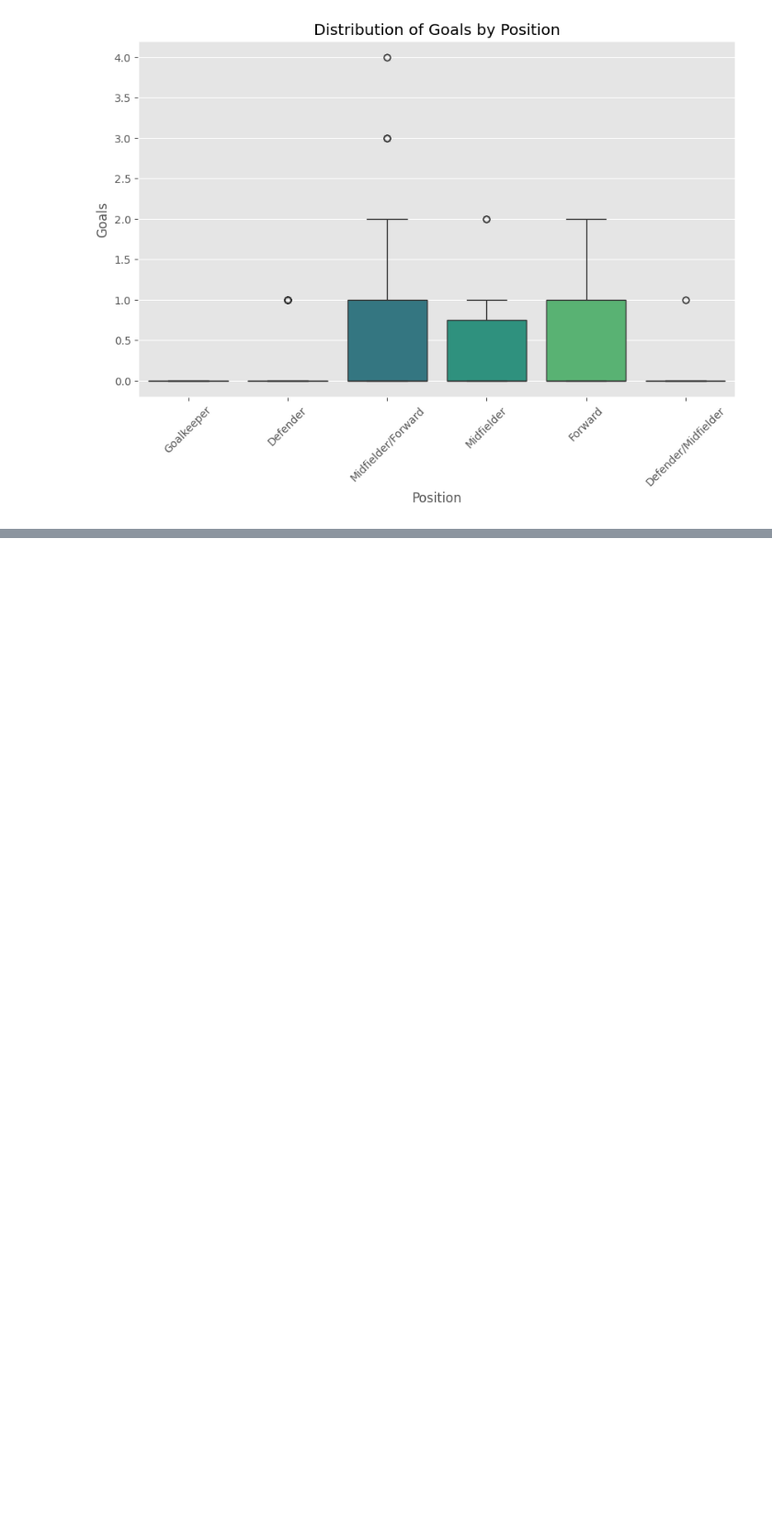
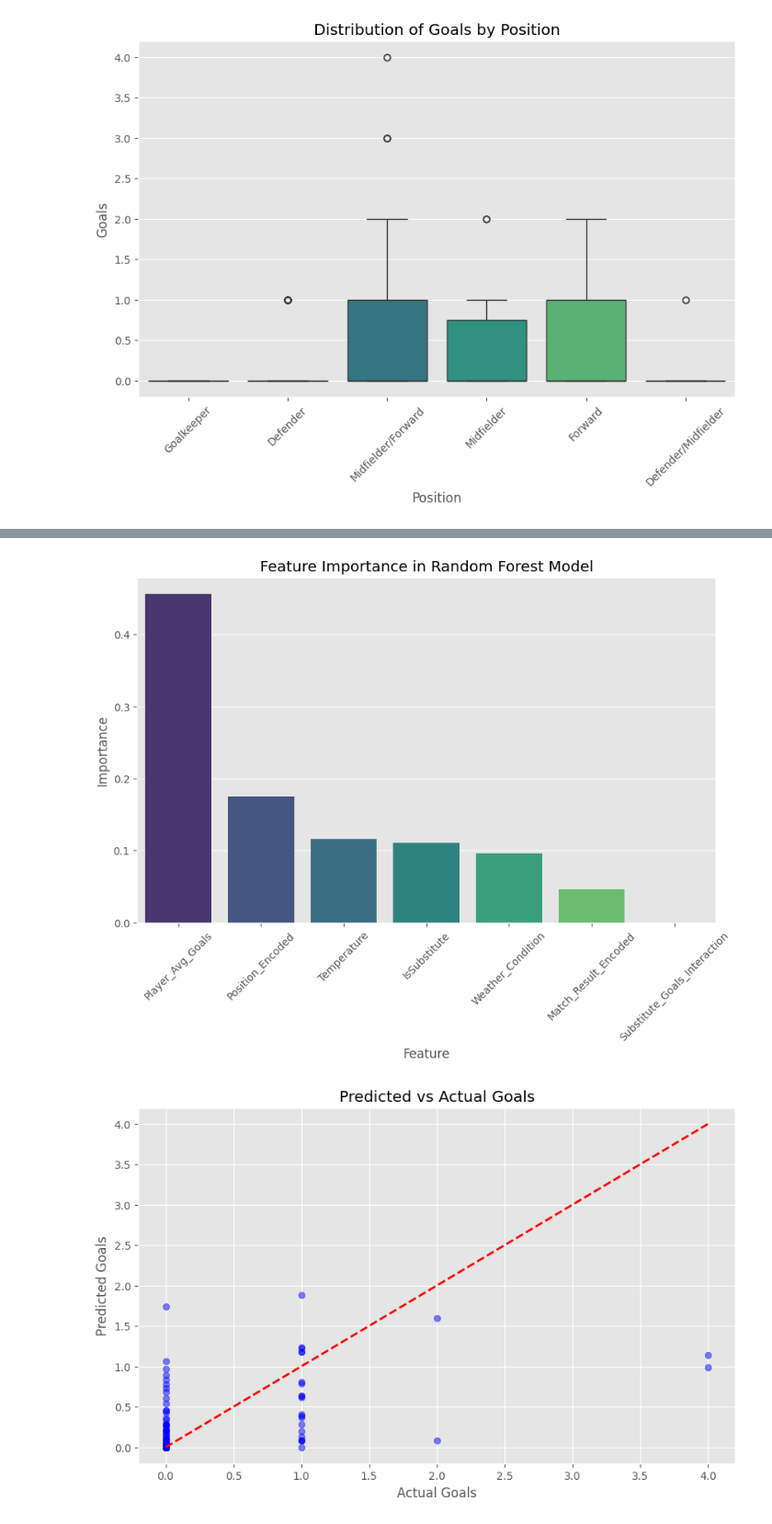
Before and after one commit to Shahbazi-Amir/Football_Player-_prediction, a Jupyter notebook: Football_players_predict.ipynb, the cells around one changed output, grey strips where cells are left out. Shown at 92% size. Drawn from its saved outputs; the diff is of its cells as text; code cells hidden in the pictures; blank space fills up the shorter version.

```diff
--- a/Football_players_predict.ipynb
+++ b/Football_players_predict.ipynb
@@ -127,0 +762,22 @@ plt.show()
+# %%
+
+# Plotting feature importance
+plt.figure(figsize=(10, 6))
+sns.barplot(x='Feature', y='Importance', hue='Feature', data=feature_importance, palette='viridis', legend=False)
+plt.title('Feature Importance in Random Forest Model')
+plt.xlabel('Feature')
+plt.ylabel('Importance')
+plt.xticks(rotation=45)
+plt.show()
+
+# Plotting predicted vs actual values
+plt.figure(figsize=(10, 6))
+plt.scatter(y_test, y_pred, color='blue', alpha=0.5)
+plt.plot([y_test.min(), y_test.max()], [y_test.min(), y_test.max()], 'r--', lw=2)
+plt.title('Predicted vs Actual Goals')
+plt.xlabel('Actual Goals')
+plt.ylabel('Predicted Goals')
+plt.show()
+# %% [output]
+[figure, added]
+[figure, added]
```
Also changed, not shown: parts of 15 cells of this notebook, 2 other files.
